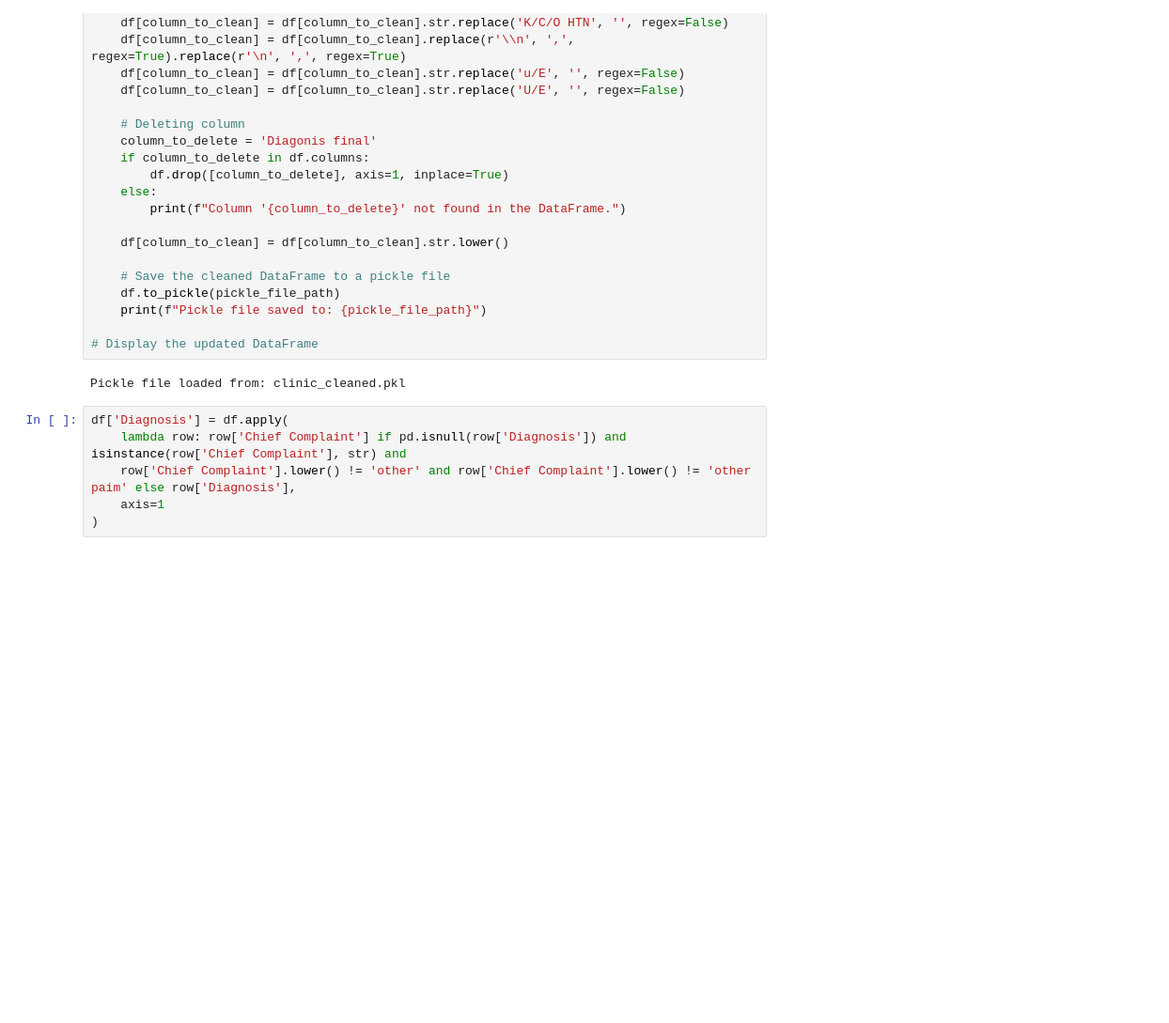
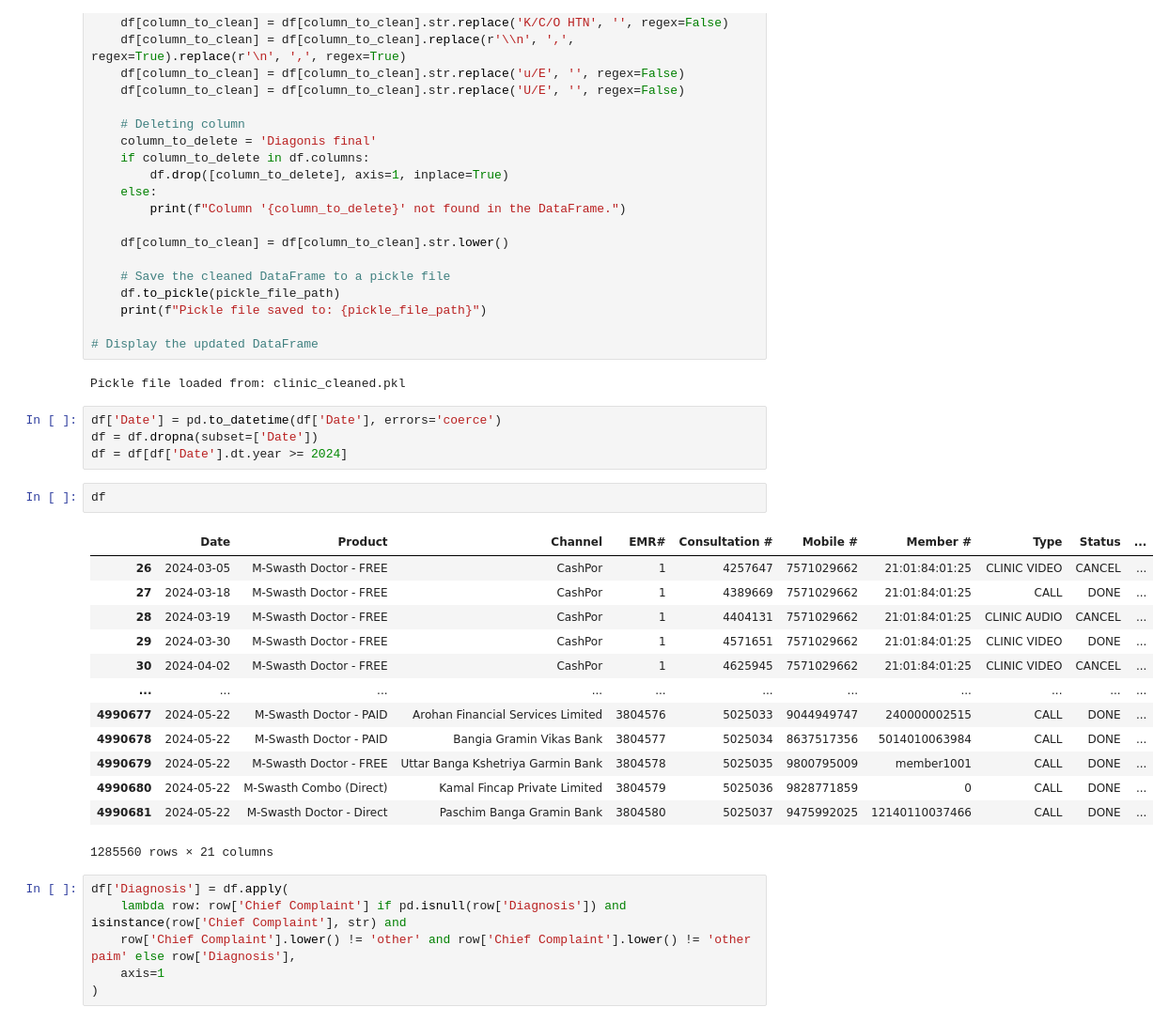
Before and after one commit to sidmehta04/Diagnosis1, a Jupyter notebook: sample.ipynb, the cells around one changed output. Shown at 94% size. Drawn from its saved outputs; the diff is of its cells as text; blank space fills up the shorter version.

```diff
--- a/sample.ipynb
+++ b/sample.ipynb
@@ -45,6 +63,26 @@ else:
 # Display the updated DataFrame
 # %% [output]
 Pickle file loaded from: clinic_cleaned.pkl
+# %%
+df['Date'] = pd.to_datetime(df['Date'], errors='coerce')
+df = df.dropna(subset=['Date'])
+df = df[df['Date'].dt.year >= 2024]
+# %%
+df
+# %% [output]
+|  | Date | Product | Channel | EMR# | Consultation # | Mobile # | Member # | Type | Status | ... |
+| 26 | 2024-03-05 | M-Swasth Doctor - FREE | CashPor | 1 | 4257647 | 7571029662 | 21:01:84:01:25 | CLINIC VIDEO | CANCEL | ... |
+| 27 | 2024-03-18 | M-Swasth Doctor - FREE | CashPor | 1 | 4389669 | 7571029662 | 21:01:84:01:25 | CALL | DONE | ... |
+| 28 | 2024-03-19 | M-Swasth Doctor - FREE | CashPor | 1 | 4404131 | 7571029662 | 21:01:84:01:25 | CLINIC AUDIO | CANCEL | ... |
+| 29 | 2024-03-30 | M-Swasth Doctor - FREE | CashPor | 1 | 4571651 | 7571029662 | 21:01:84:01:25 | CLINIC VIDEO | DONE | ... |
+| 30 | 2024-04-02 | M-Swasth Doctor - FREE | CashPor | 1 | 4625945 | 7571029662 | 21:01:84:01:25 | CLINIC VIDEO | CANCEL | ... |
+| ... | ... | ... | ... | ... | ... | ... | ... | ... | ... | ... |
+| 4990677 | 2024-05-22 | M-Swasth Doctor - PAID | Arohan Financial Services Limited | 3804576 | 5025033 | 9044949747 | 240000002515 | CALL | DONE | ... |
+| 4990678 | 2024-05-22 | M-Swasth Doctor - PAID | Bangia Gramin Vikas Bank | 3804577 | 5025034 | 8637517356 | 5014010063984 | CALL | DONE | ... |
+| 4990679 | 2024-05-22 | M-Swasth Doctor - FREE | Uttar Banga Kshetriya Garmin Bank | 3804578 | 5025035 | 9800795009 | member1001 | CALL | DONE | ... |
+| 4990680 | 2024-05-22 | M-Swasth Combo (Direct) | Kamal Fincap Private Limited | 3804579 | 5025036 | 9828771859 | 0 | CALL | DONE | ... |
+| 4990681 | 2024-05-22 | M-Swasth Doctor - Direct | Paschim Banga Gramin Bank | 3804580 | 5025037 | 9475992025 | 12140110037466 | CALL | DONE | ... |
+1285560 rows × 21 columns
 # %%
 df['Diagnosis'] = df.apply(
     lambda row: row['Chief Complaint'] if pd.isnull(row['Diagnosis']) and isinstance(row['Chief Complaint'], str) and
```
Also changed, not shown: parts of 20 cells of this notebook, 3 other files.
